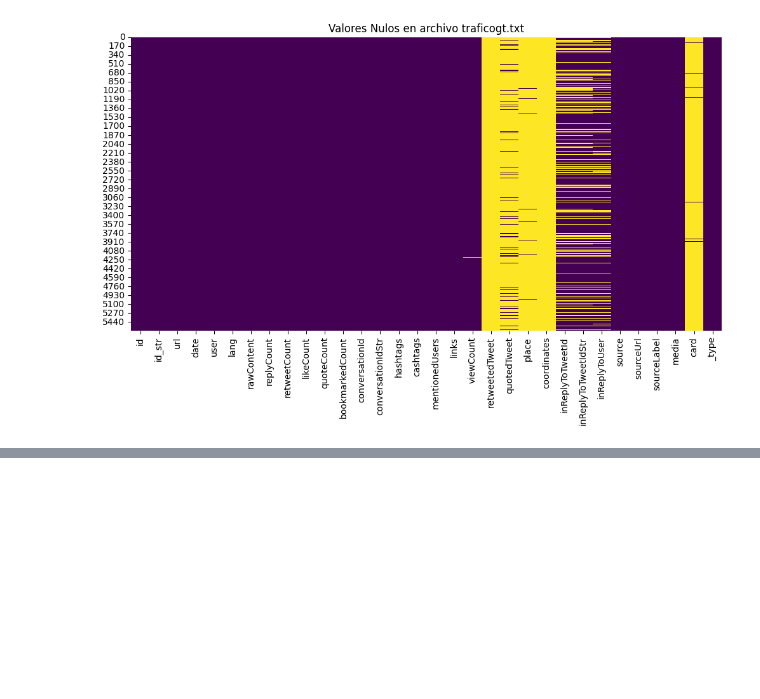
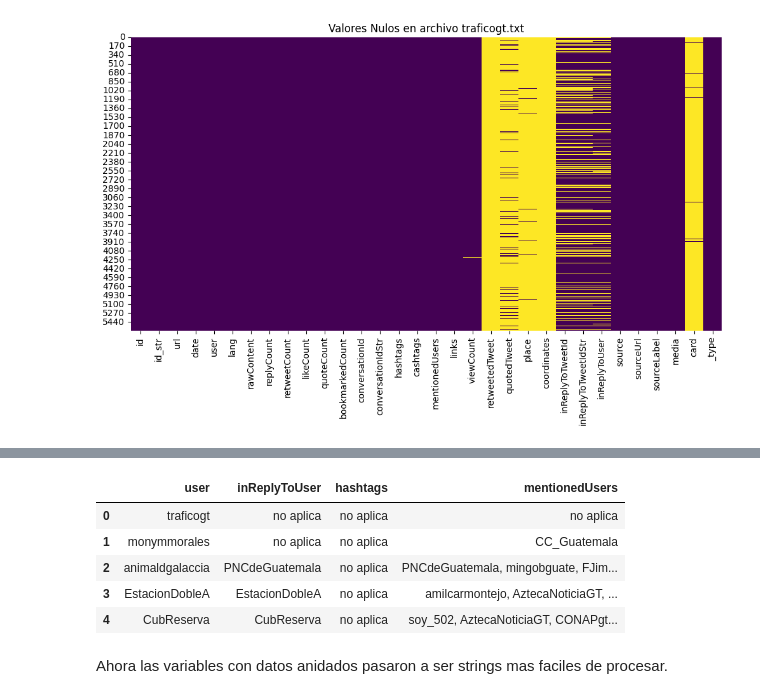
Before and after one commit to JPOrellana/Lab7-DataScience, a Jupyter notebook: Lab7.ipynb, the cells around one changed output, grey strips where cells are left out. Cells and saved outputs as stored; diff of their text form; code cells hidden in the pictures; blank space fills up the shorter version.

```diff
--- a/Lab7.ipynb
+++ b/Lab7.ipynb
@@ -266,0 +422,16 @@ plot_null_values(tioberny_df, 'tioberny.txt')
+# %%
+def extract_username(value):
+    """
+    Función que extrae el nombre de usuario de un diccionario.
+
+    Args:
+        value (dict): El diccionario de entrada.
+
+    Returns:
+        str: El nombre de usuario extraído del diccionario.
+                Si no se encuentra, retorna 'No aplica'.
+    """
+    if isinstance(value, dict):
+        return value.get('username', 'no aplica')
+
+    return 'no aplica'
@@ -266,0 +464,32 @@ plot_null_values(tioberny_df, 'tioberny.txt')
+# %%
+# Aplicar la función extract_username a las columnas con diccionarios
+traficogt_df['user_username'] = traficogt_df['user'].apply(extract_username)
+traficogt_df['inReplyToUser_username'] = traficogt_df['inReplyToUser'].apply(extract_username)
+# %%
+# Aplicar la función process_list_column a las columnas con listas
+traficogt_df['hashtags_str'] = traficogt_df['hashtags'].apply(process_list_column)
+traficogt_df['mentionedUsers_str'] = traficogt_df['mentionedUsers'].apply(process_list_column)
+# %%
+# Limpiar las columnas con diccionarios y listas originales
+# Eliminar las columnas originales
+traficogt_df = traficogt_df.drop(columns=dict_columns + list_columns)
+
+# Renombrar las columnas procesadas para que tengan el mismo nombre que las originales
+traficogt_df = traficogt_df.rename(columns={
+    'user_username': 'user',
+    'inReplyToUser_username': 'inReplyToUser',
+    'hashtags_str': 'hashtags',
+    'mentionedUsers_str': 'mentionedUsers'
+})
+
+# Mostrar las primeras filas del DataFrame procesado
+traficogt_df[['user', 'inReplyToUser', 'hashtags', 'mentionedUsers']].head()
+# %% [output]
+|  | user | inReplyToUser | hashtags | mentionedUsers |
+| 0 | traficogt | no aplica | no aplica | no aplica |
+| 1 | monymmorales | no aplica | no aplica | CC_Guatemala |
+| 2 | animaldgalaccia | PNCdeGuatemala | no aplica | PNCdeGuatemala, mingobguate, FJim... |
+| 3 | EstacionDobleA | EstacionDobleA | no aplica | amilcarmontejo, AztecaNoticiaGT, ... |
+| 4 | CubReserva | CubReserva | no aplica | soy_502, AztecaNoticiaGT, CONAPgt... |
+# %% [markdown]
+Ahora las variables con datos anidados pasaron a ser strings mas faciles de procesar.
```
Also changed, not shown: parts of 54 cells of this notebook.
